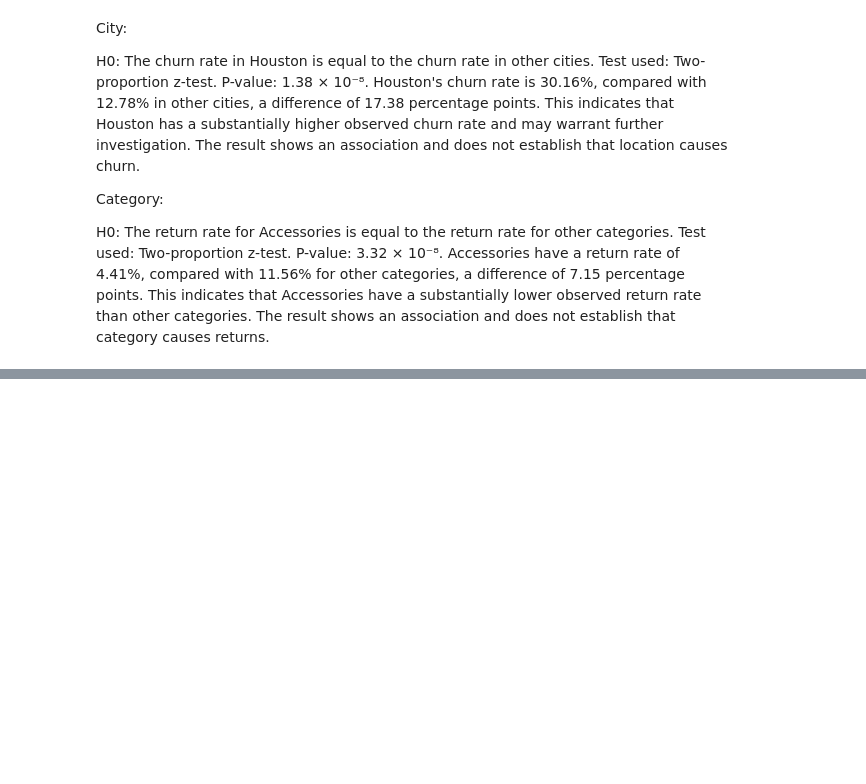
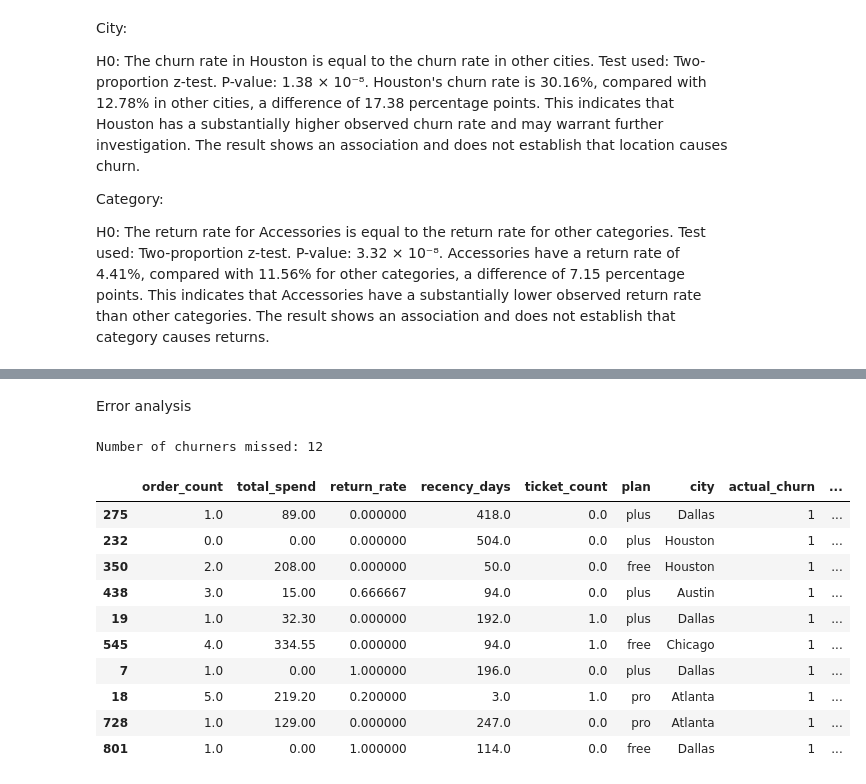
Before and after one commit to rachanasree-ai/Pulse-Cart, a Jupyter notebook: analysis.ipynb, the cells around one changed output, grey strips where cells are left out. Cells and saved outputs as stored; diff of their text form; code cells hidden in the pictures; blank space fills up the shorter version.

```diff
--- a/analysis.ipynb
+++ b/analysis.ipynb
@@ -1280,0 +1607,13 @@ Accessories have a return rate of 4.41%, compared with 11.56% for other categori
+# %%
+numeric_features = [
+    "order_count",
+    "total_spend",
+    "return_rate",
+    "recency_days",
+    "ticket_count"
+]
+
+categorical_features = [
+    "plan",
+    "city"
+]
@@ -1280,0 +1726,7 @@ Accessories have a return rate of 4.41%, compared with 11.56% for other categori
+# %%
+rf_model.fit(
+    X_train,
+    y_train
+)
+
+print("Random Forest training completed.")
@@ -1280,0 +1737,8 @@ Accessories have a return rate of 4.41%, compared with 11.56% for other categori
+# %%
+rf_predictions = rf_model.predict(X_test)
+
+rf_probabilities = rf_model.predict_proba(
+    X_test
+)[:, 1]
+
+print("Predictions generated.")
@@ -1280,0 +1842,32 @@ Accessories have a return rate of 4.41%, compared with 11.56% for other categori
+# %% [markdown]
+Error analysis
+# %%
+error_analysis = X_test.copy()
+
+error_analysis["actual_churn"] = y_test.values
+error_analysis["predicted_churn"] = rf_predictions
+
+false_negatives = error_analysis[
+    (error_analysis["actual_churn"] == 1) &
+    (error_analysis["predicted_churn"] == 0)
+].copy()
+
+print(
+    "Number of churners missed:",
+    len(false_negatives)
+)
+
+false_negatives.head(10)
+# %% [output]
+Number of churners missed: 12
+|  | order_count | total_spend | return_rate | recency_days | ticket_count | plan | city | actual_churn | ... |
+| 275 | 1.0 | 89.00 | 0.000000 | 418.0 | 0.0 | plus | Dallas | 1 | ... |
+| 232 | 0.0 | 0.00 | 0.000000 | 504.0 | 0.0 | plus | Houston | 1 | ... |
+| 350 | 2.0 | 208.00 | 0.000000 | 50.0 | 0.0 | free | Houston | 1 | ... |
+| 438 | 3.0 | 15.00 | 0.666667 | 94.0 | 0.0 | plus | Austin | 1 | ... |
+| 19 | 1.0 | 32.30 | 0.000000 | 192.0 | 1.0 | plus | Dallas | 1 | ... |
+| 545 | 4.0 | 334.55 | 0.000000 | 94.0 | 1.0 | free | Chicago | 1 | ... |
+| 7 | 1.0 | 0.00 | 1.000000 | 196.0 | 0.0 | plus | Dallas | 1 | ... |
+| 18 | 5.0 | 219.20 | 0.200000 | 3.0 | 1.0 | pro | Atlanta | 1 | ... |
+| 728 | 1.0 | 129.00 | 0.000000 | 247.0 | 0.0 | pro | Atlanta | 1 | ... |
+| 801 | 1.0 | 0.00 | 1.000000 | 114.0 | 0.0 | free | Dallas | 1 | ... |
```
Also changed, not shown: parts of 59 cells of this notebook.
